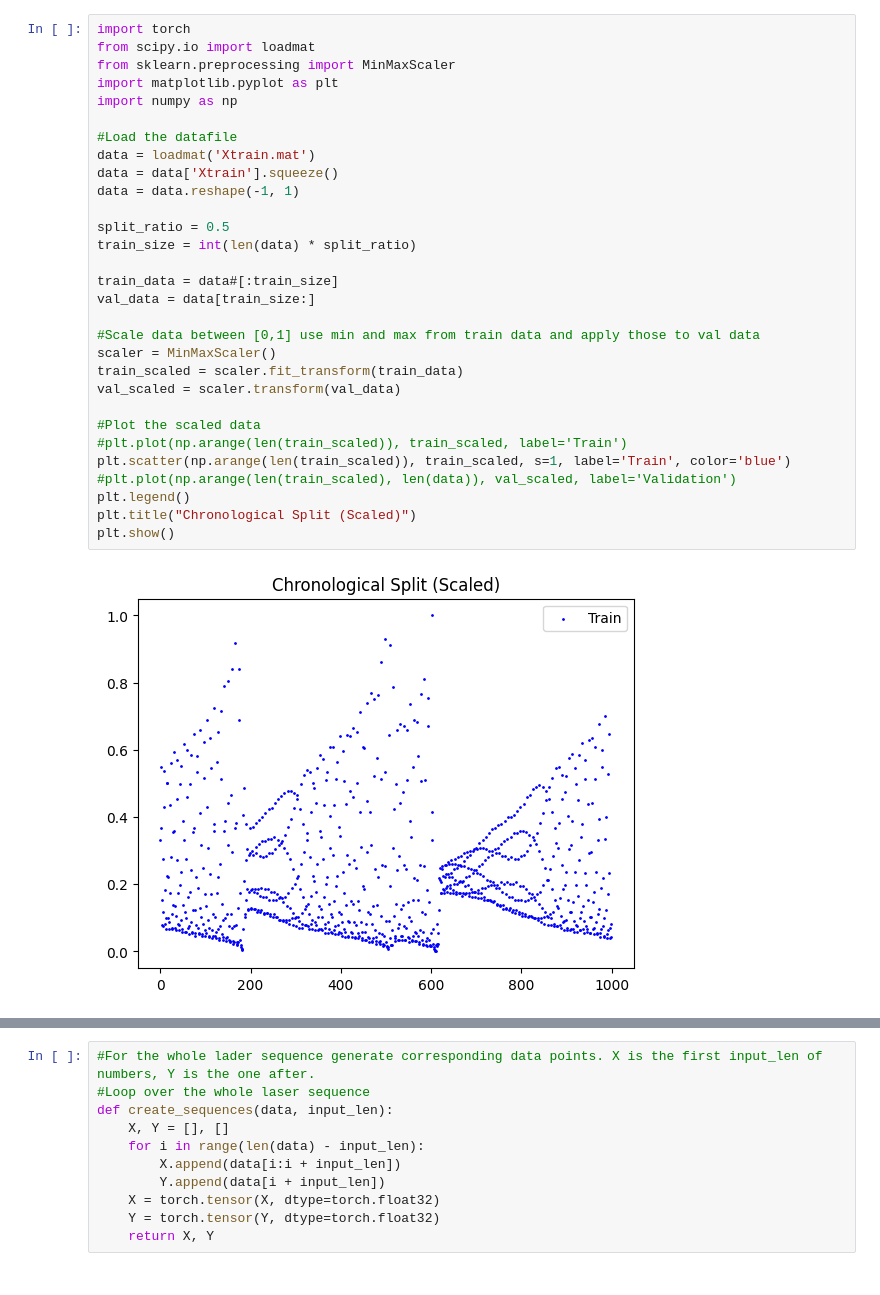
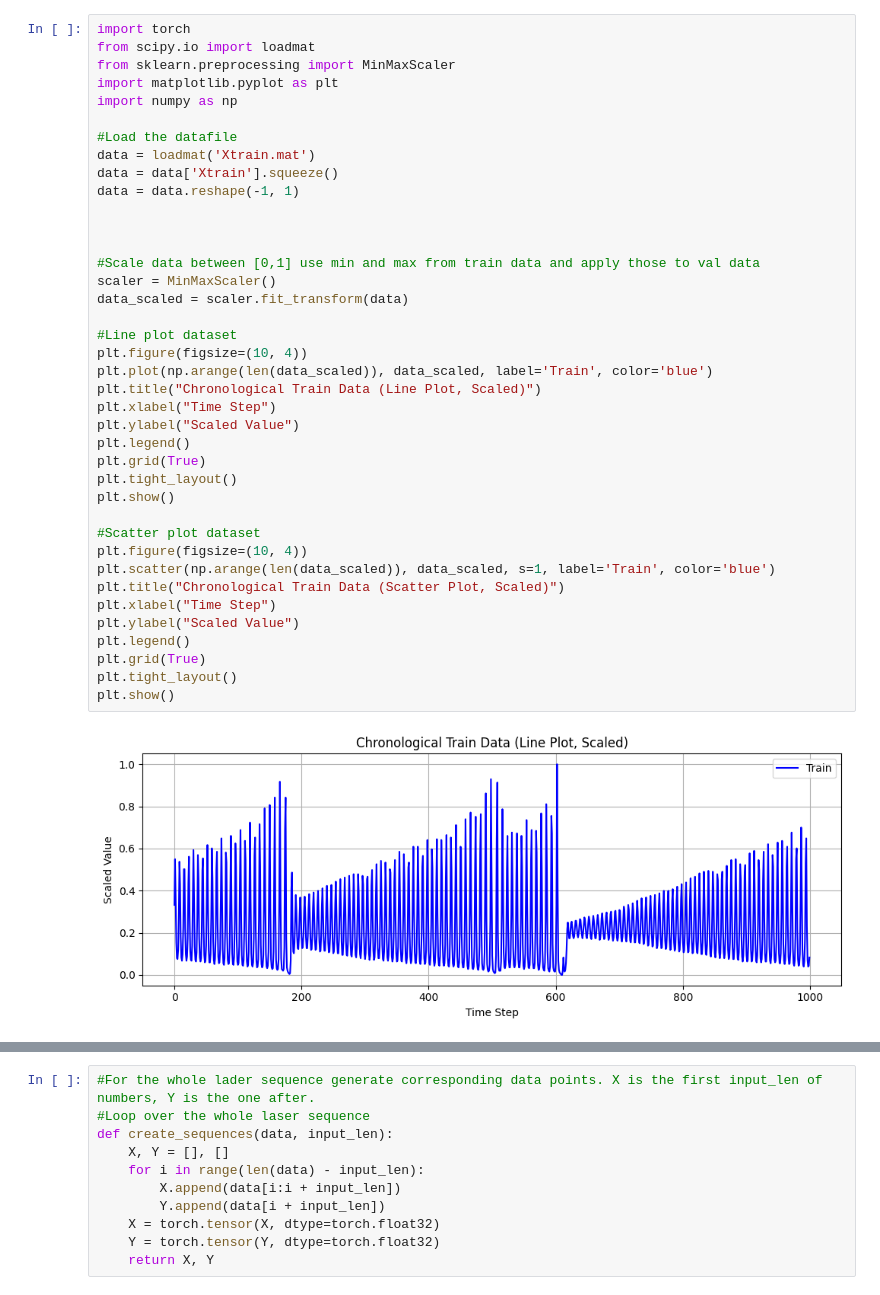
Before and after one commit to Marcelpangpangpang/Deep-Learning-1, a Jupyter notebook: pepijn.ipynb, the cells around one changed output, grey strips where cells are left out. Drawn from its saved outputs; the diff is of its cells as text.

```diff
--- a/pepijn.ipynb
+++ b/pepijn.ipynb
@@ -1,32 +1,41 @@
 # %%
 import torch
 from scipy.io import loadmat
 from sklearn.preprocessing import MinMaxScaler
 import matplotlib.pyplot as plt
 import numpy as np
 
 #Load the datafile
 data = loadmat('Xtrain.mat')
 data = data['Xtrain'].squeeze()
 data = data.reshape(-1, 1)
 
-split_ratio = 0.5
-train_size = int(len(data) * split_ratio)
 
-train_data = data#[:train_size]
-val_data = data[train_size:]
 
 #Scale data between [0,1] use min and max from train data and apply those to val data
 scaler = MinMaxScaler()
-train_scaled = scaler.fit_transform(train_data)
-val_scaled = scaler.transform(val_data)
+data_scaled = scaler.fit_transform(data)
 
-#Plot the scaled data
-#plt.plot(np.arange(len(train_scaled)), train_scaled, label='Train')
-plt.scatter(np.arange(len(train_scaled)), train_scaled, s=1, label='Train', color='blue')
-#plt.plot(np.arange(len(train_scaled), len(data)), val_scaled, label='Validation')
+#Line plot dataset
+plt.figure(figsize=(10, 4))
+plt.plot(np.arange(len(data_scaled)), data_scaled, label='Train', color='blue')
+plt.title("Chronological Train Data (Line Plot, Scaled)")
+plt.xlabel("Time Step")
+plt.ylabel("Scaled Value")
 plt.legend()
-plt.title("Chronological Split (Scaled)")
+plt.grid(True)
+plt.tight_layout()
 plt.show()
+
+#Scatter plot dataset
+plt.figure(figsize=(10, 4))
+plt.scatter(np.arange(len(data_scaled)), data_scaled, s=1, label='Train', color='blue')
+plt.title("Chronological Train Data (Scatter Plot, Scaled)")
+plt.xlabel("Time Step")
+plt.ylabel("Scaled Value")
+plt.legend()
+plt.grid(True)
+plt.tight_layout()
+plt.show()
 # %% [output]
-[figure, old version]
+[figure, new version]
```
Also changed, not shown: parts of 6 cells of this notebook.
